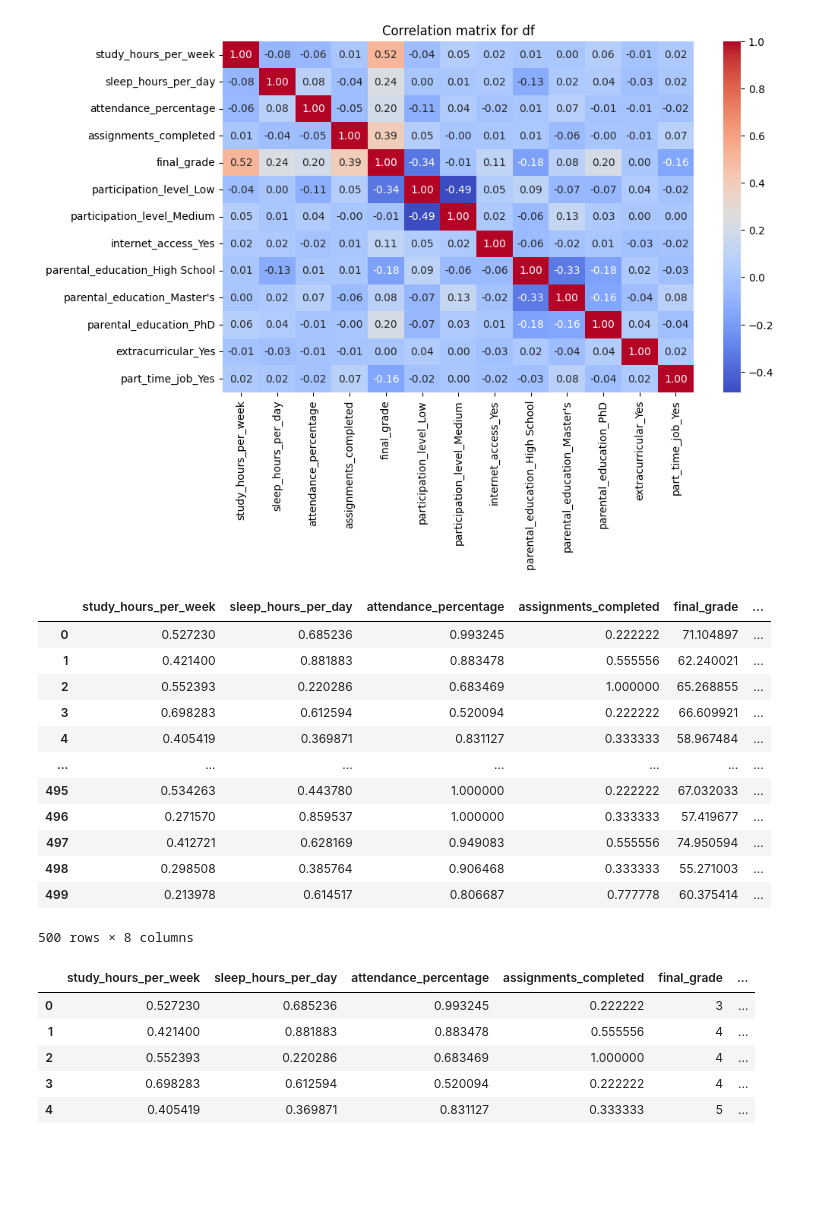
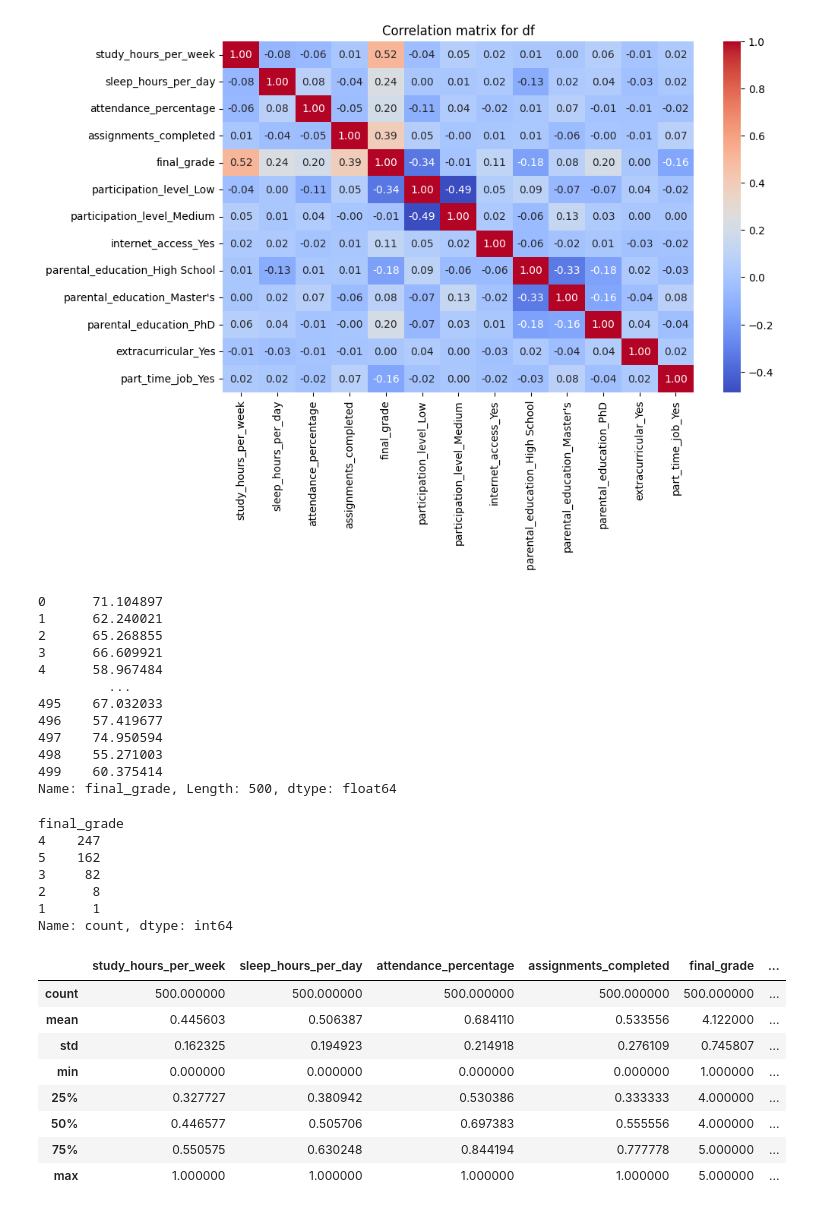
Before and after one commit to lagonzalez1/educational_ml_analysis, a Jupyter notebook: student_study_habbits/education_dep.ipynb, the cells around one changed output. Cells and saved outputs as stored; diff of their text form; code cells hidden in the pictures; blank space fills up the shorter version.

```diff
--- a/student_study_habbits/education_dep.ipynb
+++ b/student_study_habbits/education_dep.ipynb
@@ -75,22 +65,23 @@ plt.title("Correlation matrix for df")
 plt.show()
 # %% [output]
 [figure]
+# %%
+df['final_grade']
+# %% [output]
+0      71.104897
+1      62.240021
+2      65.268855
+3      66.609921
+4      58.967484
+         ...
+495    67.032033
+496    57.419677
+497    74.950594
+498    55.271003
+499    60.375414
+Name: final_grade, Length: 500, dtype: float64
 # %%
-df.drop(columns=['participation_level_Medium', 'participation_level_Low', 'parental_education_High School', 'part_time_job_Yes', 'extracurricular_Yes'])
+df = df.drop(axis=1, columns=['participation_level_Medium', 'participation_level_Low', 'parental_education_High School', 'part_time_job_Yes','parental_education_PhD'])
-# %% [output]
-|  | study_hours_per_week | sleep_hours_per_day | attendance_percentage | assignments_completed | final_grade | ... |
-| 0 | 0.527230 | 0.685236 | 0.993245 | 0.222222 | 71.104897 | ... |
-| 1 | 0.421400 | 0.881883 | 0.883478 | 0.555556 | 62.240021 | ... |
-| 2 | 0.552393 | 0.220286 | 0.683469 | 1.000000 | 65.268855 | ... |
-| 3 | 0.698283 | 0.612594 | 0.520094 | 0.222222 | 66.609921 | ... |
-| 4 | 0.405419 | 0.369871 | 0.831127 | 0.333333 | 58.967484 | ... |
-| ... | ... | ... | ... | ... | ... | ... |
-| 495 | 0.534263 | 0.443780 | 1.000000 | 0.222222 | 67.032033 | ... |
-| 496 | 0.271570 | 0.859537 | 1.000000 | 0.333333 | 57.419677 | ... |
-| 497 | 0.412721 | 0.628169 | 0.949083 | 0.555556 | 74.950594 | ... |
-| 498 | 0.298508 | 0.385764 | 0.906468 | 0.333333 | 55.271003 | ... |
-| 499 | 0.213978 | 0.614517 | 0.806687 | 0.777778 | 60.375414 | ... |
-500 rows × 8 columns
 # %%
 df['final_grade'] = df['final_grade'].apply(lambda x:
                                                     1 if x >= 90 else
@@ -99,11 +90,24 @@ df['final_grade'] = df['final_grade'].apply(lambda x:
                                                     4 if x >= 60 else
                                                     5)
 # %%
-df.head()
+df['final_grade'].value_counts()
 # %% [output]
-|  | study_hours_per_week | sleep_hours_per_day | attendance_percentage | assignments_completed | final_grade | ... |
-| 0 | 0.527230 | 0.685236 | 0.993245 | 0.222222 | 3 | ... |
-| 1 | 0.421400 | 0.881883 | 0.883478 | 0.555556 | 4 | ... |
-| 2 | 0.552393 | 0.220286 | 0.683469 | 1.000000 | 4 | ... |
-| 3 | 0.698283 | 0.612594 | 0.520094 | 0.222222 | 4 | ... |
-| 4 | 0.405419 | 0.369871 | 0.831127 | 0.333333 | 5 | ... |
+final_grade
+4    247
+5    162
+3     82
+2      8
+1      1
+Name: count, dtype: int64
+# %%
+df.describe()
+# %% [output]
+|  | study_hours_per_week | sleep_hours_per_day | attendance_percentage | assignments_completed | final_grade | ... |
+| count | 500.000000 | 500.000000 | 500.000000 | 500.000000 | 500.000000 | ... |
+| mean | 0.445603 | 0.506387 | 0.684110 | 0.533556 | 4.122000 | ... |
+| std | 0.162325 | 0.194923 | 0.214918 | 0.276109 | 0.745807 | ... |
+| min | 0.000000 | 0.000000 | 0.000000 | 0.000000 | 1.000000 | ... |
+| 25% | 0.327727 | 0.380942 | 0.530386 | 0.333333 | 4.000000 | ... |
+| 50% | 0.446577 | 0.505706 | 0.697383 | 0.555556 | 4.000000 | ... |
+| 75% | 0.550575 | 0.630248 | 0.844194 | 0.777778 | 5.000000 | ... |
+| max | 1.000000 | 1.000000 | 1.000000 | 1.000000 | 5.000000 | ... |
```
Also changed, not shown: parts of 19 cells of this notebook.
